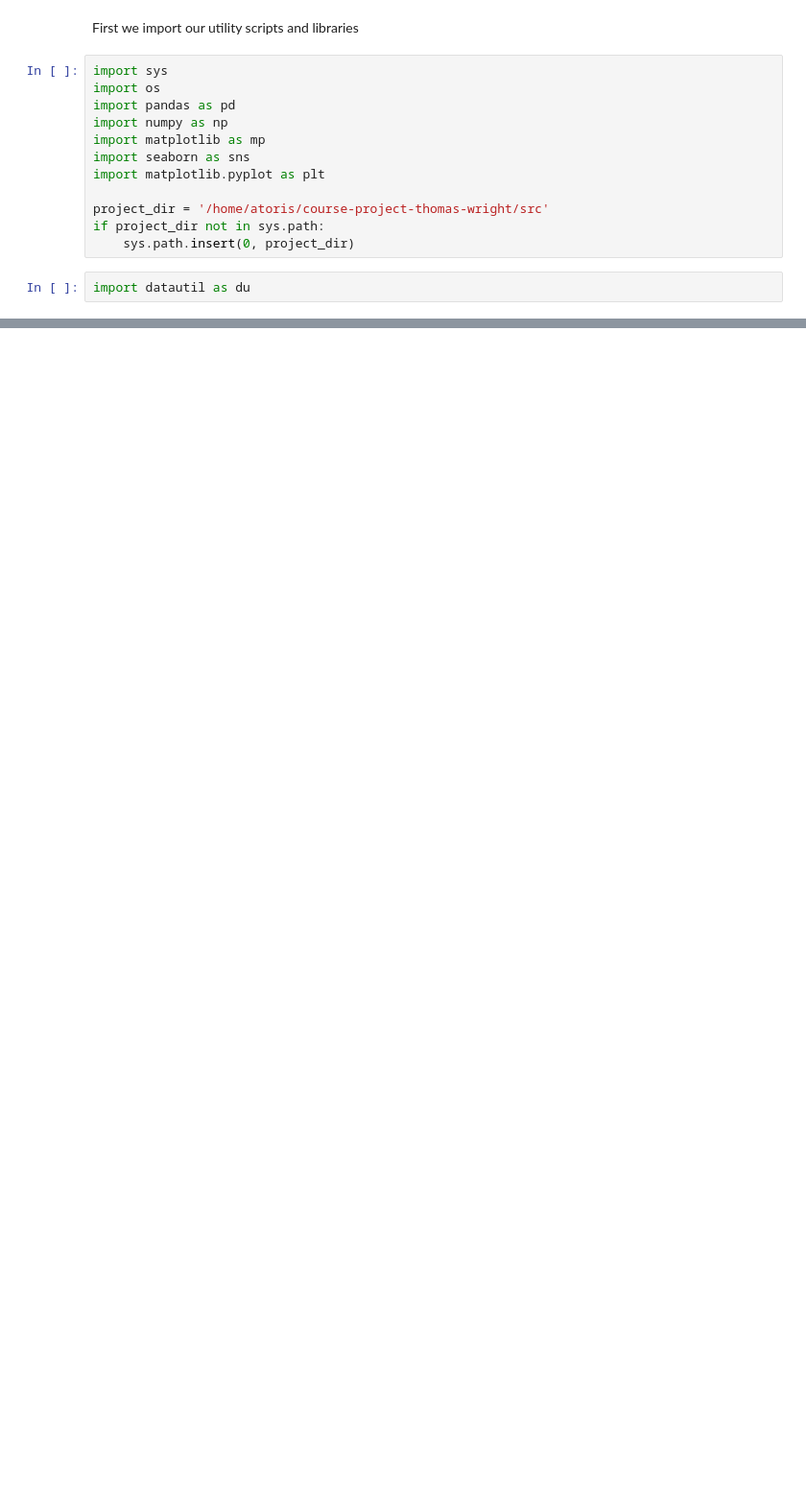
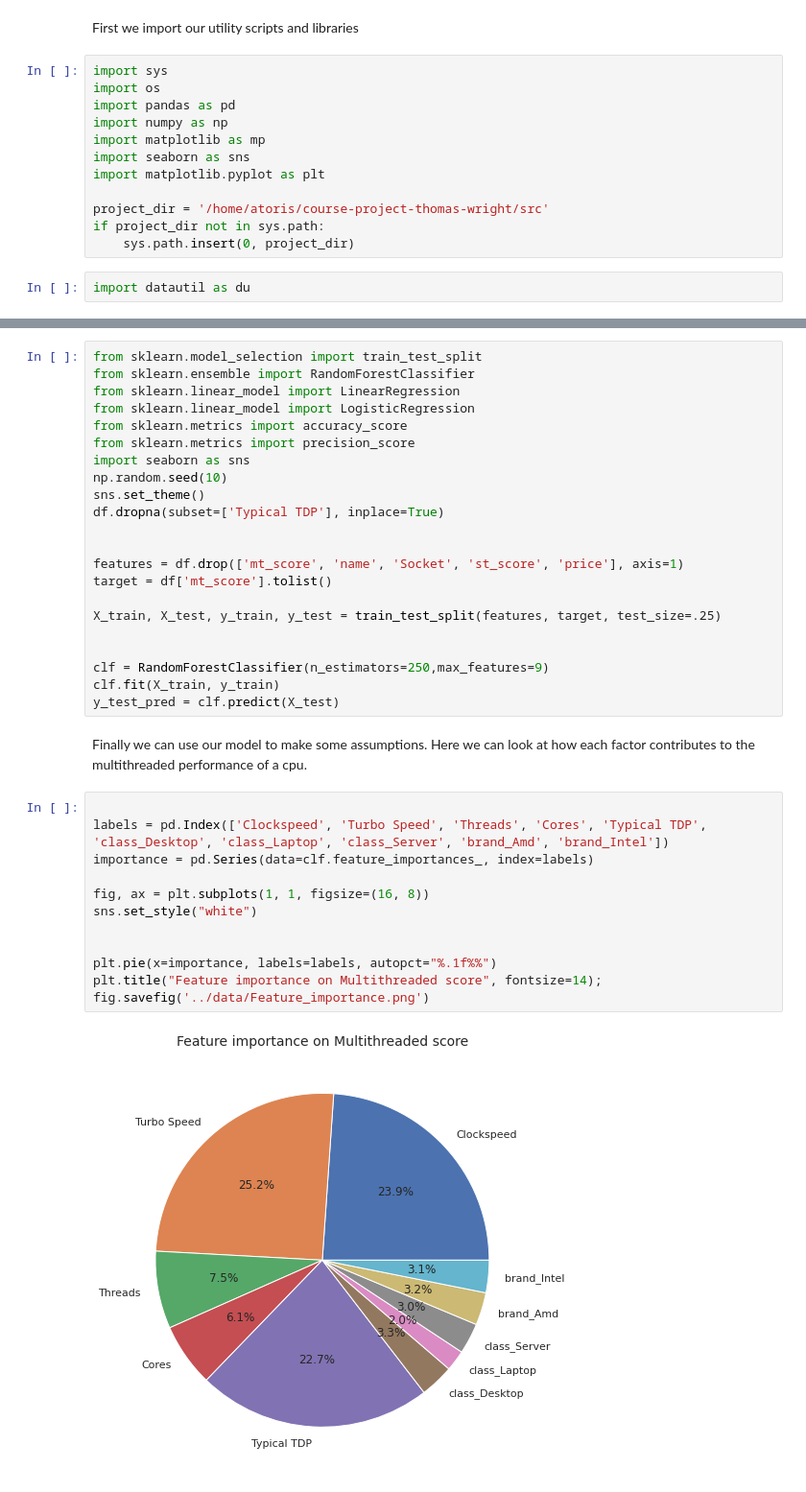
Before and after one commit to cpsc6300/course-project-thomas-wright, a Jupyter notebook: notebooks/3_Simple_Graphs.ipynb, the cells around one changed output, grey strips where cells are left out. Shown: that part at 96% size. Drawn from its saved outputs; the diff is of its cells as text; blank space fills up the shorter version.

```diff
--- a/notebooks/3_Simple_Graphs.ipynb
+++ b/notebooks/3_Simple_Graphs.ipynb
@@ -97,0 +86,38 @@ amd.plot(y='Cores', x='st_score', kind='scatter', label="Amd", ax=ax, c="Red")
+# %%
+from sklearn.model_selection import train_test_split
+from sklearn.ensemble import RandomForestClassifier
+from sklearn.linear_model import LinearRegression
+from sklearn.linear_model import LogisticRegression
+from sklearn.metrics import accuracy_score
+from sklearn.metrics import precision_score
+import seaborn as sns
+np.random.seed(10)
+sns.set_theme()
+df.dropna(subset=['Typical TDP'], inplace=True)
+
+
+features = df.drop(['mt_score', 'name', 'Socket', 'st_score', 'price'], axis=1)
+target = df['mt_score'].tolist()
+
+X_train, X_test, y_train, y_test = train_test_split(features, target, test_size=.25)
+
+
+clf = RandomForestClassifier(n_estimators=250,max_features=9)
+clf.fit(X_train, y_train)
+y_test_pred = clf.predict(X_test)
+# %% [markdown]
+Finally we can use our model to make some assumptions. Here we can look at how each factor contributes to the multithreaded performance of a cpu.
+# %%
+
+labels = pd.Index(['Clockspeed', 'Turbo Speed', 'Threads', 'Cores', 'Typical TDP', 'class_Desktop', 'class_Laptop', 'class_Server', 'brand_Amd', 'brand_Intel'])
+importance = pd.Series(data=clf.feature_importances_, index=labels)
+
+fig, ax = plt.subplots(1, 1, figsize=(16, 8))
+sns.set_style("white")
+
+
+plt.pie(x=importance, labels=labels, autopct="%.1f%%")
+plt.title("Feature importance on Multithreaded score", fontsize=14);
+fig.savefig('../data/Feature_importance.png')
+# %% [output]
+[figure, added]
```
Also changed, not shown: parts of 29 cells of this notebook, 7 other files.
